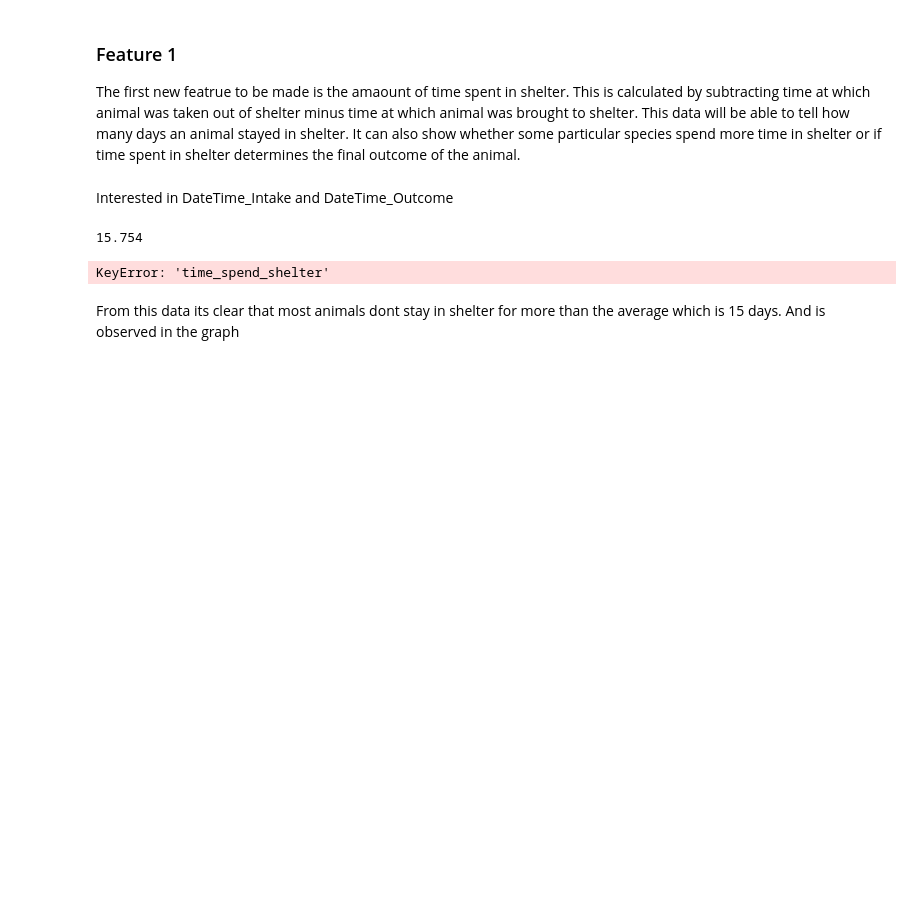
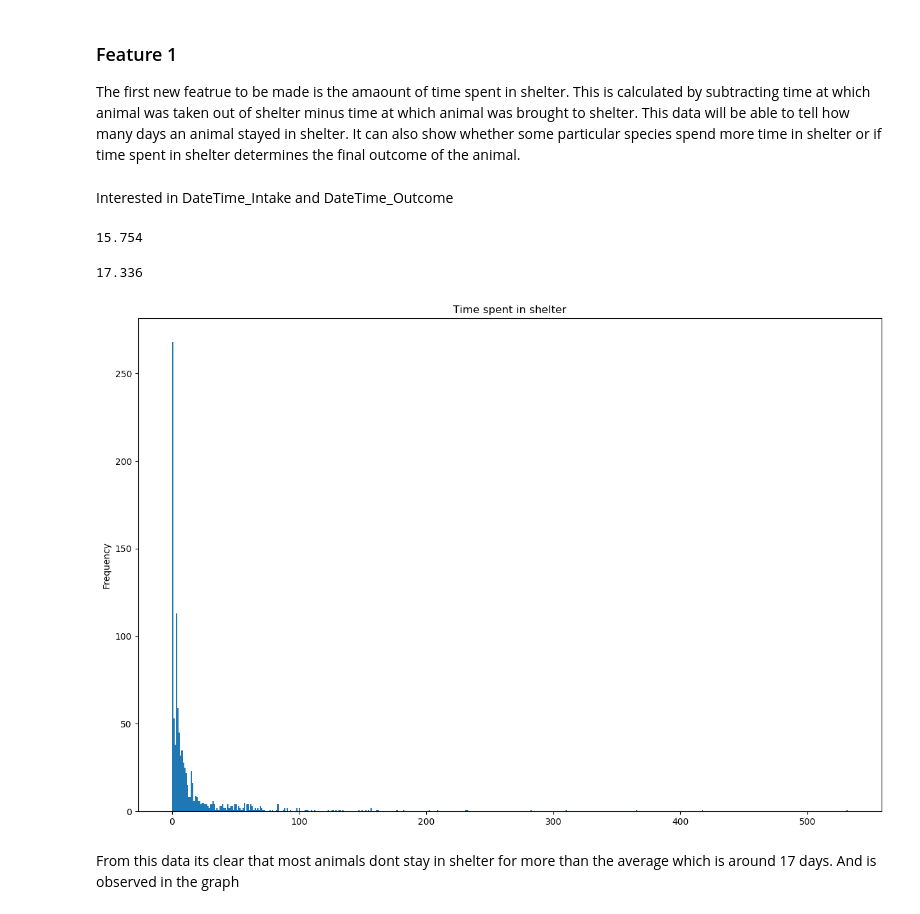
Before and after one commit to sachsom95/Animal-shelter-data-Exploratory-Analysis, a Jupyter notebook: Animal_shelter_data_analysis.ipynb, the cells around one changed output. Saved outputs shown, nothing was run; the diff lists cells and outputs as text; code cells hidden in the pictures; blank space fills up the shorter version.

```diff
--- a/Animal_shelter_data_analysis.ipynb
+++ b/Animal_shelter_data_analysis.ipynb
@@ -1246,14 +1270,7 @@ data["time_spend_shelter"].mean()
 # %% [output]
 15.754
 # %%
-# Replace illogical data such as negative value with the mean data value
+# Replace illogical data such as negative value imputed with the mean data value
 for x in range (1000):
     if(data["time_spend_shelter"][x] < 0):
-        data["time_spend_shelter"][x] = 17
+        data["time_spend_shelter"][x] = 15
-# %%
-for x in range (1000):
-    df["time_spend_shelter"][x] = data["time_spend_shelter"][x]
-
-df["time_spend_shelter"][0]
-# %% [output]
-KeyError: 'time_spend_shelter'
@@ -1262,4 +1277,11 @@ df["time_spend_shelter"][1]
+# %%
+#mean value after imputation
+data["time_spend_shelter"].mean()
+# %% [output]
+17.336
 # %%
-f = data["time_spend_shelter"].plot(kind='hist', figsize=(15,10), bins=500, title="Age upon Intake")
+f = data["time_spend_shelter"].plot(kind='hist', figsize=(15,10), bins=500, title="Time spent in shelter")
+# %% [output]
+[figure, added]
 # %% [markdown]
-From this data its clear that most animals dont stay in shelter for more than the average which is 15 days. And is observed in the graph
+From this data its clear that most animals dont stay in shelter for more than the average which is around 17 days. And is observed in the graph
```
Also changed, not shown: parts of 45 cells of this notebook.
